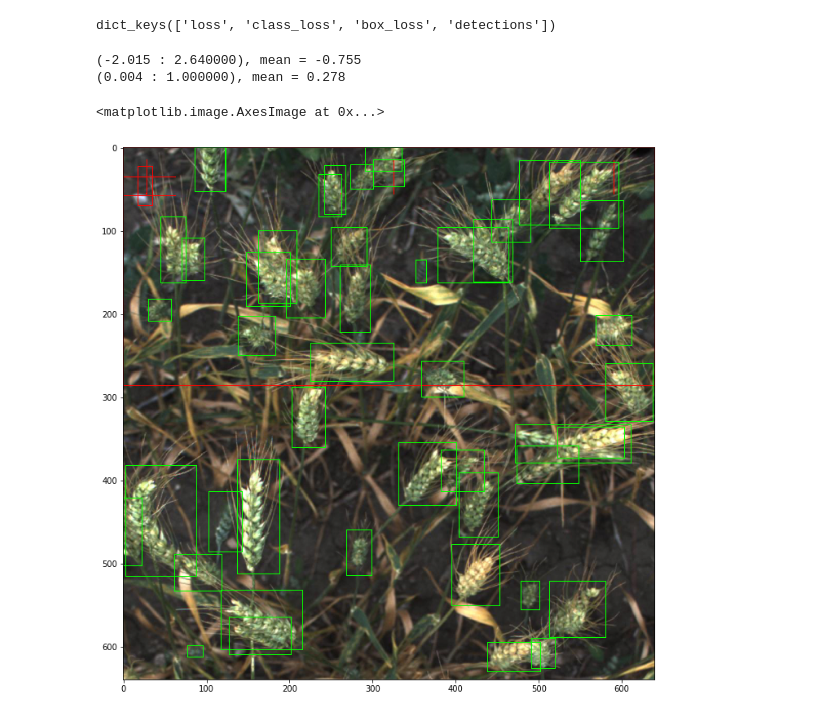
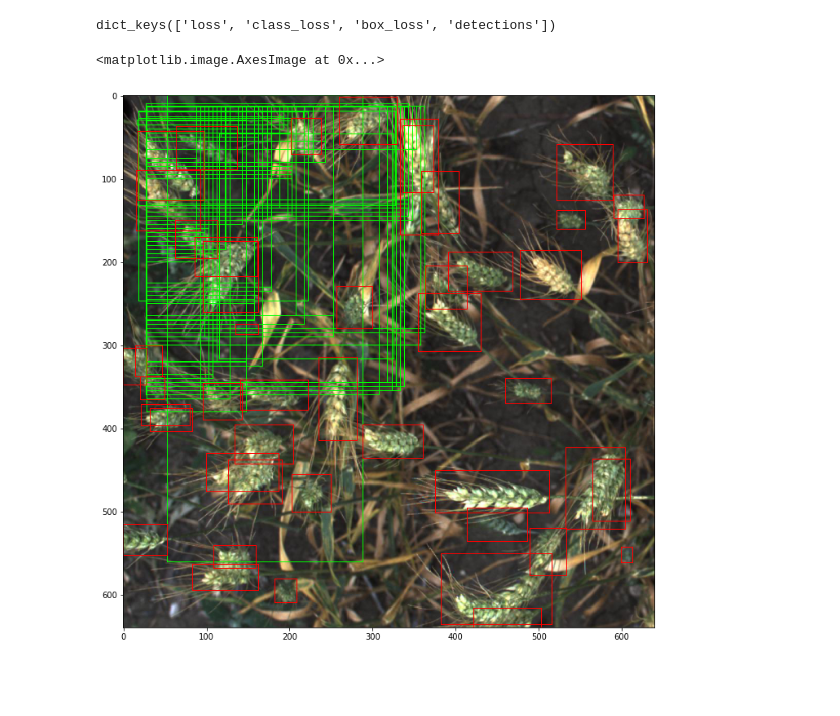
Before and after one commit to dmitry-vorobiev/kaggle-global-wheat-detection, a Jupyter notebook: nbs/effdet_rwightman.ipynb, the cells around one changed output. Saved outputs shown, nothing was run; the diff lists cells and outputs as text; code cells hidden in the pictures; blank space fills up the shorter version.

Commit message:
switch to fast-collate from rwightman

```diff
--- a/nbs/effdet_rwightman.ipynb
+++ b/nbs/effdet_rwightman.ipynb
@@ -83,12 +89,9 @@ tfms = [
     A.Flip(),
     A.RandomRotate90(),
     A.Resize(640, 640, interpolation=cv2.INTER_AREA),
-    # we can send byte tensors to GPU and convert byte -> float there
-    A.Normalize(),
-    ToTensorV2()
 ]
 tfms = A.Compose(tfms, bbox_params=A.BboxParams('pascal_voc'))
 
-ds = WheatDataset(image_dir, csv_path, transforms=tfms)
+ds = WheatDataset(image_dir, csv_path, transforms=tfms, source=['usask_1'])
 # %%
-dl = torch.utils.data.DataLoader(ds, batch_size=4, shuffle=False, collate_fn=basic_collate)
+dl = torch.utils.data.DataLoader(ds, batch_size=4, shuffle=False, collate_fn=fast_collate)
@@ -136,11 +98,16 @@ def draw_bbox(image: Tensor, bbox: Tensor, channel=0) -> None:
+# %%
+mean = torch.tensor(IMAGENET_DEFAULT_MEAN).to(device).view(1, 3, 1, 1).mul_(255)
+std = torch.tensor(IMAGENET_DEFAULT_STD).to(device).view(1, 3, 1, 1).mul_(255)
 # %%
 batch, out = None, None
 model.zero_grad()
 model.eval()
 
 for batch in dl:
-    batch = _prepare_batch_efficientdet(batch, device, is_val=True)
-    out = model(*batch)
+    x, y = batch
+    x = x.permute(0, 3, 1, 2).to(device).float().sub_(mean).div_(std)
+    y = {k: v.to(device) for k, v in y.items()}
+    out = model(x, y)
     break
 
 out.keys()
@@ -158,32 +118,19 @@ def stats(t):
 # %%
 images, targets = batch
 i = 0
 
-image = images[i].clone()
-true_boxes = targets['bbox'][i].clone()
-pred_boxes = out['detections'][i][:, :4].clone()
+image = images[i].cpu().numpy()
+true_boxes = targets['bbox'][i].cpu().numpy()
+pred_boxes = out['detections'][i][:, :4].detach().cpu().numpy()
 
 for box in pred_boxes:
-    draw_bbox(image, box, channel=0)
+    cv2.rectangle(image, tuple(box[:2]), tuple(box[2:]), (0, 255, 0), 1)
 
 for box in true_boxes:
-    draw_bbox(image, box, channel=1)
+    cv2.rectangle(image, tuple(box[:2]), tuple(box[2:]), (255, 0, 0), 1)
 
-device = image.device
-
-stats(image)
-image *= torch.tensor(IMAGENET_DEFAULT_STD, device=device)[:, None, None]
-image += torch.tensor(IMAGENET_DEFAULT_MEAN, device=device)[:, None, None]
-image = image.clamp(0, 1)
-stats(image)
-
-save_image(image, '/media/dmitry/data/kek/zhopa.png', normalize=True)
-
-image = (image * 255.).to(torch.uint8).permute(1, 2, 0).cpu().numpy()
 plt.figure(figsize=(12, 12))
 plt.imshow(image)
 # %% [output]
-(-2.015 : 2.640000), mean = -0.755
-(0.004 : 1.000000), mean = 0.278
+<matplotlib.image.AxesImage at 0x...>
-<matplotlib.image.AxesImage at 0x...>
-[figure, old version]
+[figure, new version]
```
Also changed, not shown: parts of 7 cells of this notebook, 5 other files.
